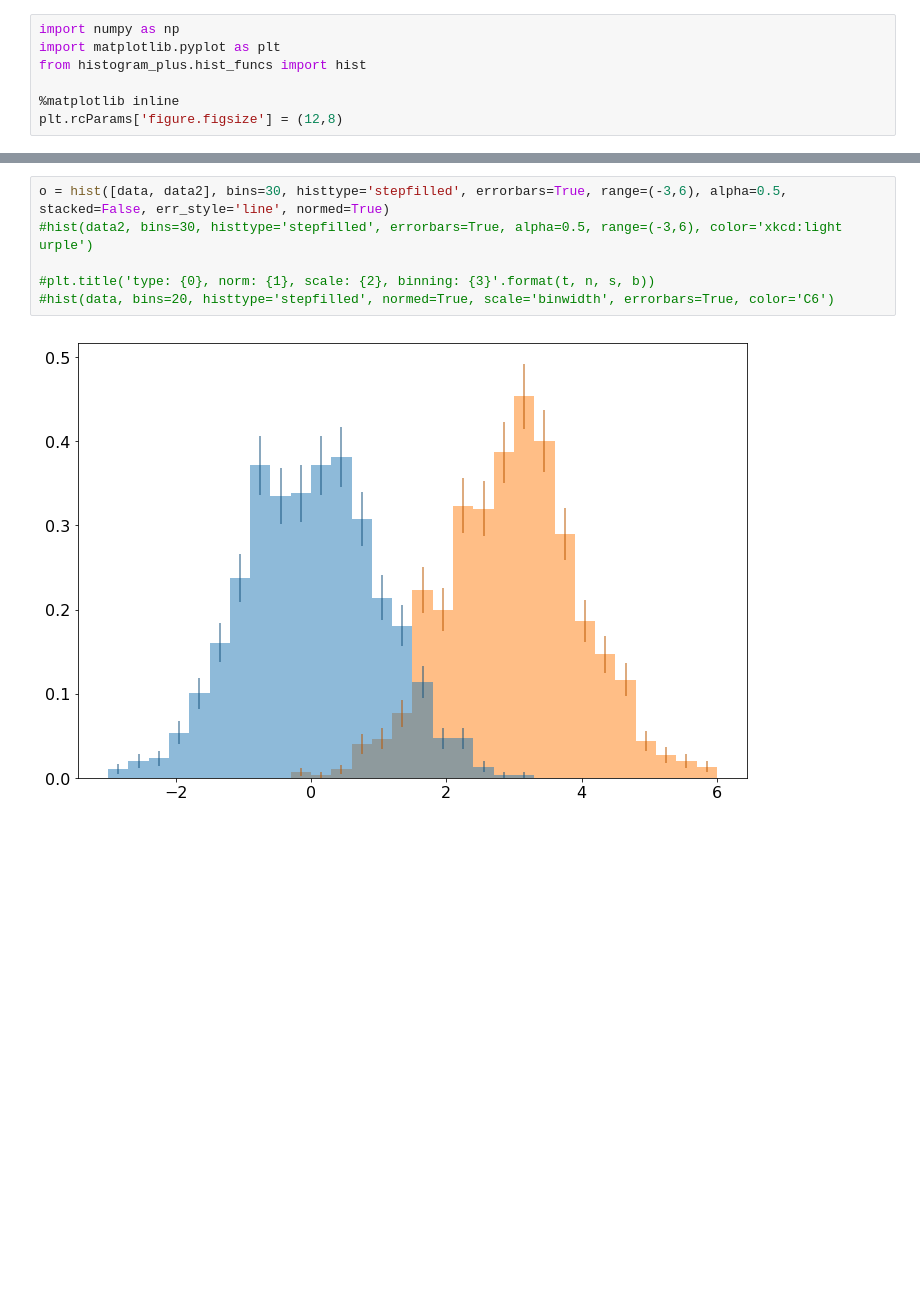
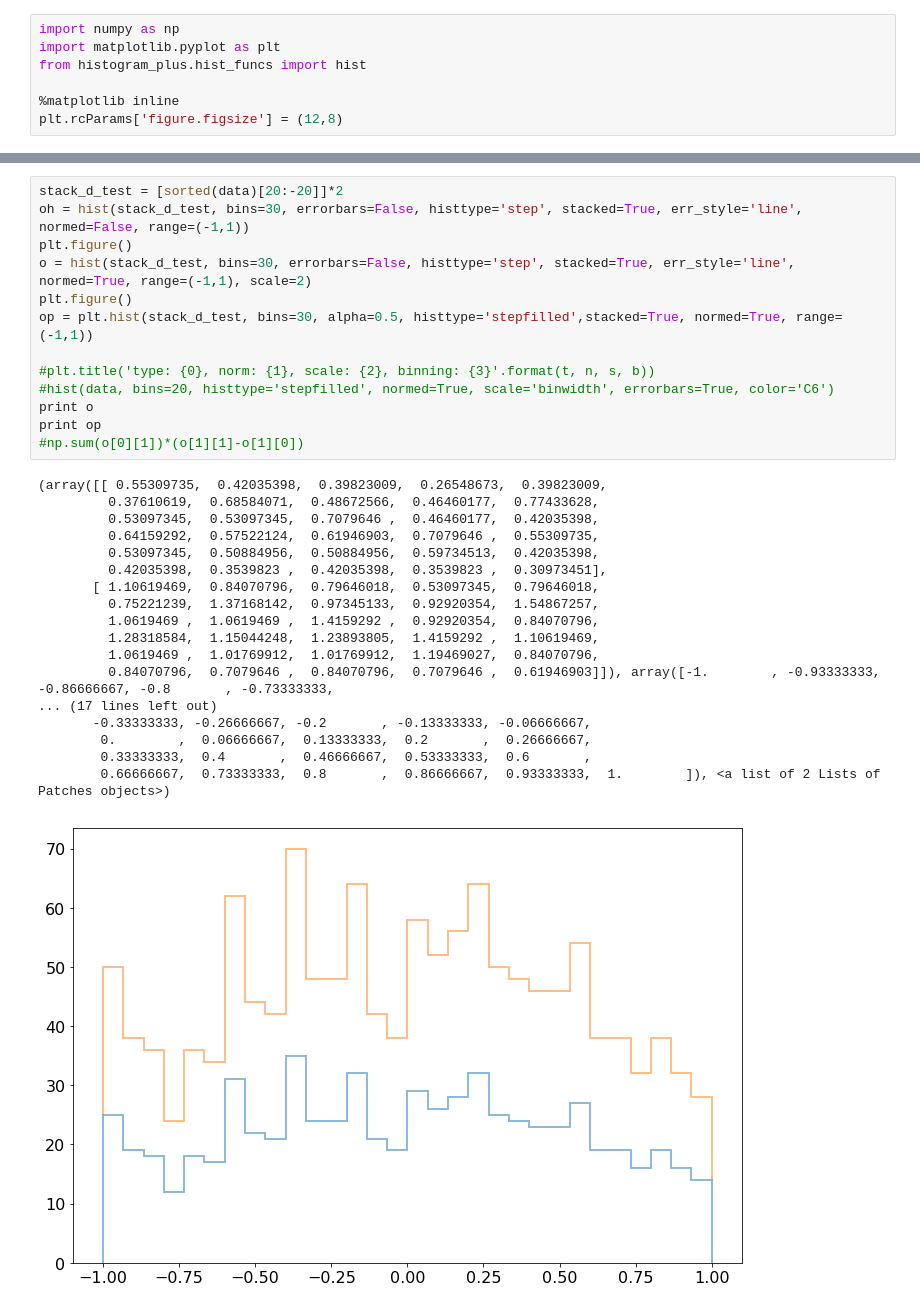
Before and after one commit to pollackscience/histogram_plus, a Jupyter notebook: scripts/hist_plus.ipynb, the cells around one changed output, grey strips where cells are left out. Saved outputs shown, nothing was run; the diff lists cells and outputs as text; blank space fills up the shorter version.

Commit message:
scaling and norm works with stacked hists, still needs error bars

```diff
--- a/scripts/hist_plus.ipynb
+++ b/scripts/hist_plus.ipynb
@@ -50,9 +50,33 @@ for t in types:
 ... (4 outputs left out)
 # %%
-o = hist([data, data2], bins=30, histtype='stepfilled', errorbars=True, range=(-3,6), alpha=0.5, stacked=False, err_style='line', normed=True)
-#hist(data2, bins=30, histtype='stepfilled', errorbars=True, alpha=0.5, range=(-3,6), color='xkcd:light urple')
+stack_d_test = [sorted(data)[20:-20]]*2
+oh = hist(stack_d_test, bins=30, errorbars=False, histtype='step', stacked=True, err_style='line', normed=False, range=(-1,1))
+plt.figure()
+o = hist(stack_d_test, bins=30, errorbars=False, histtype='step', stacked=True, err_style='line', normed=True, range=(-1,1), scale=2)
+plt.figure()
+op = plt.hist(stack_d_test, bins=30, alpha=0.5, histtype='stepfilled',stacked=True, normed=True, range=(-1,1))
 
 #plt.title('type: {0}, norm: {1}, scale: {2}, binning: {3}'.format(t, n, s, b))
 #hist(data, bins=20, histtype='stepfilled', normed=True, scale='binwidth', errorbars=True, color='C6')
+print o
+print op
+#np.sum(o[0][1])*(o[1][1]-o[1][0])
 # %% [output]
+(array([[ 0.55309735,  0.42035398,  0.39823009,  0.26548673,  0.39823009,
+         0.37610619,  0.68584071,  0.48672566,  0.46460177,  0.77433628,
+         0.53097345,  0.53097345,  0.7079646 ,  0.46460177,  0.42035398,
+         0.64159292,  0.57522124,  0.61946903,  0.7079646 ,  0.55309735,
+         0.53097345,  0.50884956,  0.50884956,  0.59734513,  0.42035398,
+         0.42035398,  0.3539823 ,  0.42035398,  0.3539823 ,  0.30973451],
+       [ 1.10619469,  0.84070796,  0.79646018,  0.53097345,  0.79646018,
+         0.75221239,  1.37168142,  0.97345133,  0.92920354,  1.54867257,
+         1.0619469 ,  1.0619469 ,  1.4159292 ,  0.92920354,  0.84070796,
+         1.28318584,  1.15044248,  1.23893805,  1.4159292 ,  1.10619469,
+         1.0619469 ,  1.01769912,  1.01769912,  1.19469027,  0.84070796,
+         0.84070796,  0.7079646 ,  0.84070796,  0.7079646 ,  0.61946903]]), array([-1.        , -0.93333333, -0.86666667, -0.8       , -0.73333333,
+... (17 lines left out)
+       -0.33333333, -0.26666667, -0.2       , -0.13333333, -0.06666667,
+        0.        ,  0.06666667,  0.13333333,  0.2       ,  0.26666667,
+        0.33333333,  0.4       ,  0.46666667,  0.53333333,  0.6       ,
+        0.66666667,  0.73333333,  0.8       ,  0.86666667,  0.93333333,  1.        ]), <a list of 2 Lists of Patches objects>)
-[figure, old version]
+[figure, new version]
```
Also changed, not shown: parts of 7 cells of this notebook, 1 other file.
